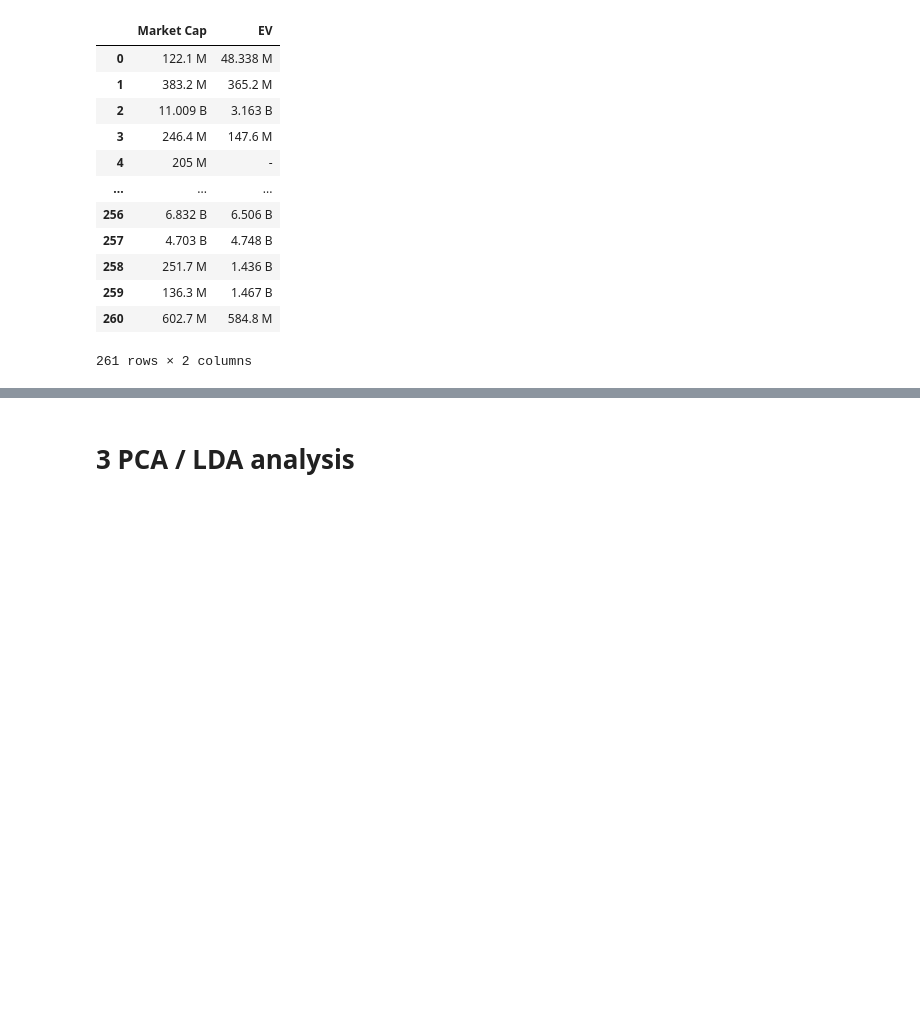
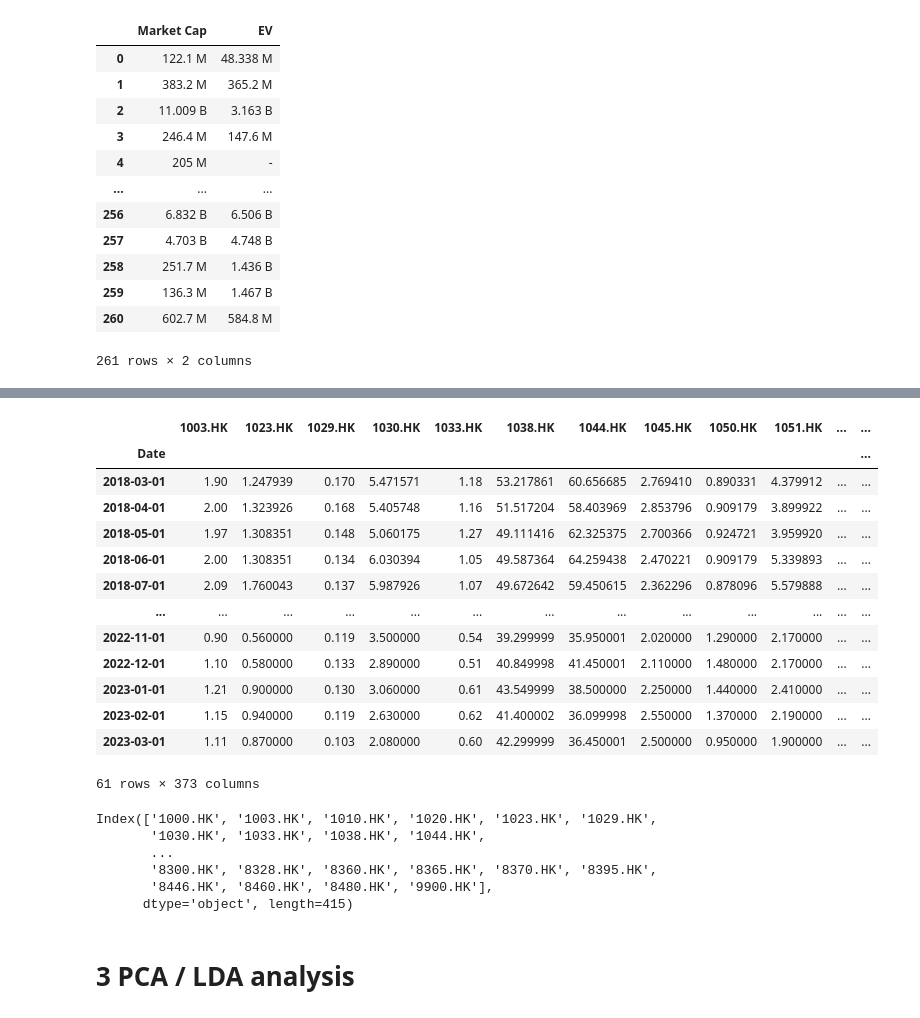
Before and after one commit to jjiaoyuwang/WQU-capstone, a Jupyter notebook: financial-ratios.ipynb, the cells around one changed output, grey strips where cells are left out. Drawn from its saved outputs; the diff is of its cells as text; code cells hidden in the pictures; blank space fills up the shorter version.

```diff
--- a/financial-ratios.ipynb
+++ b/financial-ratios.ipynb
@@ -142,0 +209,2 @@ for elem in dataframes:
+# %%
+asset_prices = test_assets['Adj Close'].dropna(axis=1)
@@ -142,0 +257,10 @@ for elem in dataframes:
+# %%
+ratio_ticker_list = list(ML_data.Ticker)
+ratio_ticker_list_new = []
+
+for elem in ratio_ticker_list:
+    ratio_ticker_list_new.append(elem+'.HK')
+# %%
+asset_ticker_list = list(asset_prices.columns)
+
+combined_tickers = [value for value in asset_ticker_list if value in ratio_ticker_list_new]
@@ -143,3 +300,29 @@ for elem in dataframes:
+# %%
+asset_prices[combined_tickers]
+# %% [output]
+|  | 1003.HK | 1023.HK | 1029.HK | 1030.HK | 1033.HK | 1038.HK | 1044.HK | 1045.HK | 1050.HK | 1051.HK | ... | ... |
+| Date |  |  |  |  |  |  |  |  |  |  |  | ... |
+| 2018-03-01 | 1.90 | 1.247939 | 0.170 | 5.471571 | 1.18 | 53.217861 | 60.656685 | 2.769410 | 0.890331 | 4.379912 | ... | ... |
+| 2018-04-01 | 2.00 | 1.323926 | 0.168 | 5.405748 | 1.16 | 51.517204 | 58.403969 | 2.853796 | 0.909179 | 3.899922 | ... | ... |
+| 2018-05-01 | 1.97 | 1.308351 | 0.148 | 5.060175 | 1.27 | 49.111416 | 62.325375 | 2.700366 | 0.924721 | 3.959920 | ... | ... |
+| 2018-06-01 | 2.00 | 1.308351 | 0.134 | 6.030394 | 1.05 | 49.587364 | 64.259438 | 2.470221 | 0.909179 | 5.339893 | ... | ... |
+| 2018-07-01 | 2.09 | 1.760043 | 0.137 | 5.987926 | 1.07 | 49.672642 | 59.450615 | 2.362296 | 0.878096 | 5.579888 | ... | ... |
+| ... | ... | ... | ... | ... | ... | ... | ... | ... | ... | ... | ... | ... |
+| 2022-11-01 | 0.90 | 0.560000 | 0.119 | 3.500000 | 0.54 | 39.299999 | 35.950001 | 2.020000 | 1.290000 | 2.170000 | ... | ... |
+| 2022-12-01 | 1.10 | 0.580000 | 0.133 | 2.890000 | 0.51 | 40.849998 | 41.450001 | 2.110000 | 1.480000 | 2.170000 | ... | ... |
+| 2023-01-01 | 1.21 | 0.900000 | 0.130 | 3.060000 | 0.61 | 43.549999 | 38.500000 | 2.250000 | 1.440000 | 2.410000 | ... | ... |
+| 2023-02-01 | 1.15 | 0.940000 | 0.119 | 2.630000 | 0.62 | 41.400002 | 36.099998 | 2.550000 | 1.370000 | 2.190000 | ... | ... |
+| 2023-03-01 | 1.11 | 0.870000 | 0.103 | 2.080000 | 0.60 | 42.299999 | 36.450001 | 2.500000 | 0.950000 | 1.900000 | ... | ... |
+61 rows × 373 columns
+# %%
+asset_prices.columns
+# %% [output]
+Index(['1000.HK', '1003.HK', '1010.HK', '1020.HK', '1023.HK', '1029.HK',
+       '1030.HK', '1033.HK', '1038.HK', '1044.HK',
+       ...
+       '8300.HK', '8328.HK', '8360.HK', '8365.HK', '8370.HK', '8395.HK',
+       '8446.HK', '8460.HK', '8480.HK', '9900.HK'],
+      dtype='object', length=415)
 # %% [markdown]
 # 3 PCA / LDA analysis
 # %% [markdown]
```
Also changed, not shown: parts of 22 cells of this notebook, 2 other files.
